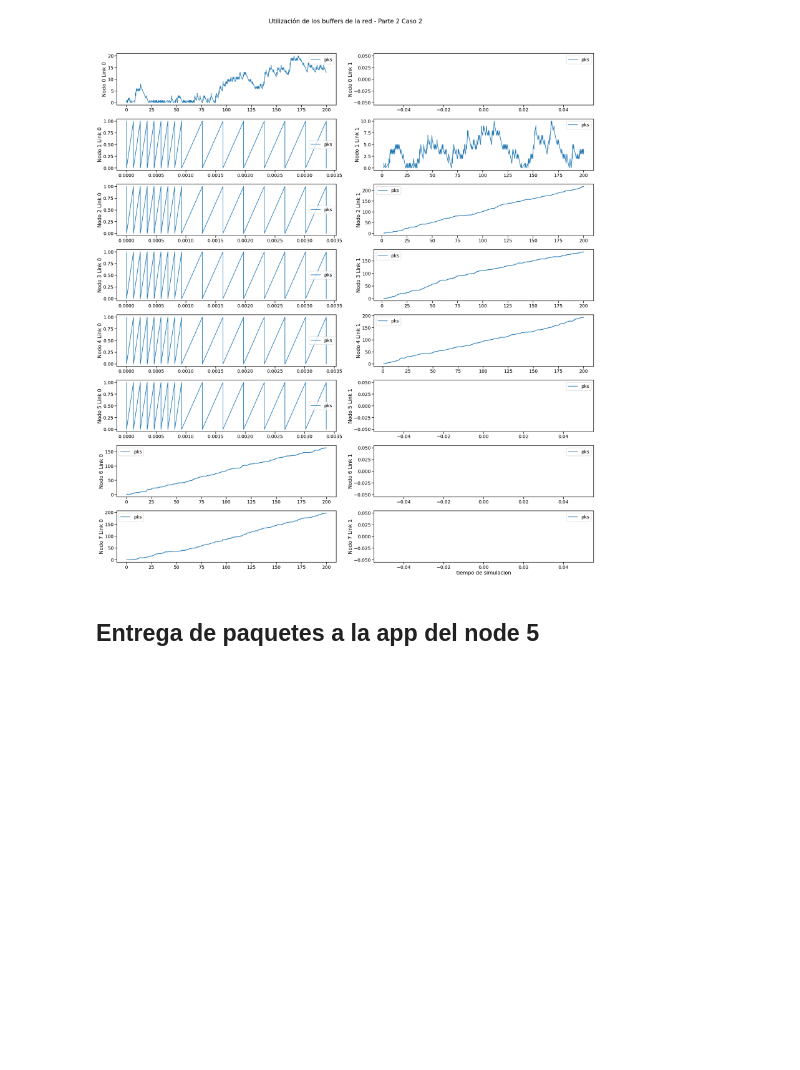
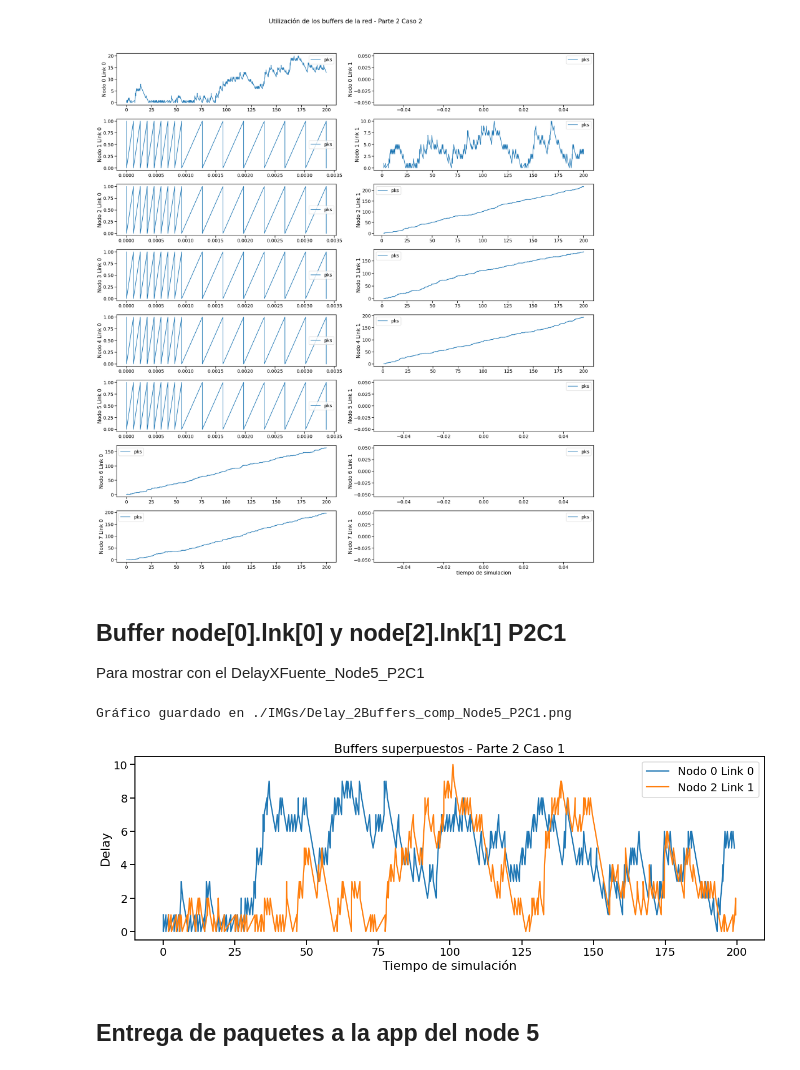
Before and after one commit to Kidmand/Redes-LAB-4, a Jupyter notebook: Graficas, consigna, informe/Notebook-results.ipynb, the cells around one changed output. Saved outputs shown, nothing was run; the diff lists cells and outputs as text; code cells hidden in the pictures; blank space fills up the shorter version.

Commit message:
feat: Grafica++ para comparaciones

```diff
--- a/Graficas, consigna, informe/Notebook-results.ipynb
+++ b/Graficas, consigna, informe/Notebook-results.ipynb
@@ -70,6 +70,7 @@ CantidadXFuente_Node5 = 'CantidadXFuente_Node5'
 Delay_Node5 = 'Delay_Node5'
 DelayXFuente_Node5 = 'DelayXFuente_Node5'
 SaltosXFuente_Node5 = 'SaltosXFuente_Node5'
+Delay_2Buffers_comp_Node5 = 'Delay_2Buffers_comp_Node5'
 
 # NOTE: Funciones auxiliares
 # def put_time_values(minTimeList, maxTimeList): anda mal xd y ni se si usarla
@@ -420,6 +421,40 @@ buffer:[427, 1, 32, 388, 32, 615, 32, 584, 32, 593, 32, 1, 596, 1, 628, 1]
 time:[427, 1, 32, 388, 32, 615, 32, 584, 32, 593, 32, 1, 596, 1, 628, 1]
 Gráfico guardado en ./IMGs/Bufferes_P2C2.png
 [figure]
+# %% [markdown]
+## Buffer node[0].lnk[0] y node[2].lnk[1] P2C1
+Para mostrar con el DelayXFuente_Node5_P2C1
+# %%
+
+caso = data[1][0]
+# Extraemos los valores del vector de cada nodo en un array y lo guardamos en un array
+time_node0_lnk0 = caso.loc[(caso['module'] == f'Network.node[0].lnk[0]') & (caso['name'] == 'Buffer Size'), 'vectime'].tolist()
+buffer_node0_lnk0= caso.loc[(caso['module'] == f'Network.node[0].lnk[0]') & (caso['name'] == 'Buffer Size'), 'vecvalue'].tolist()
+time_node2_lnk1 = caso.loc[(caso['module'] == f'Network.node[2].lnk[1]') & (caso['name'] == 'Buffer Size'), 'vectime'].tolist()
+buffer_node2_lnk1= caso.loc[(caso['module'] == f'Network.node[2].lnk[1]') & (caso['name'] == 'Buffer Size'), 'vecvalue'].tolist()
+# convertimos los valores (ahora strings separados por comas) a listas para poder graficarlos
+time_node0_lnk0 = list(map(float,time_node0_lnk0[0].split()))
+buffer_node0_lnk0 = list(map(float,buffer_node0_lnk0[0].split()))
+time_node2_lnk1 = list(map(float,time_node2_lnk1[0].split()))
+buffer_node2_lnk1 = list(map(float,buffer_node2_lnk1[0].split()))
+
+plt.figure(figsize=(20, 6))
+plt.plot(time_node0_lnk0,buffer_node0_lnk0, label=f"Nodo 0 Link 0")
+plt.plot(time_node2_lnk1,buffer_node2_lnk1, label=f"Nodo 2 Link 1")
+plt.title(f'Buffers superpuestos para comparacion - {file_names[1][0]}')
+plt.xlabel('Tiempo de simulación')
+plt.ylabel('Delay')
+plt.legend()
+if guardar_graficos:
+    # Guarda la figura en el folder especificado
+    file_path = os.path.join(output_folder, Delay_2Buffers_comp_Node5 + f'_P2C1.png')
+    plt.savefig(file_path)
+    print(f"Gráfico guardado en {file_path}")
+plt.show()
+plt.close()
+# %% [output]
+Gráfico guardado en ./IMGs/Delay_2Buffers_comp_Node5_P2C1.png
+[figure, added]
 # %% [markdown]
 ## Entrega de paquetes a la app del node 5
 # %%
```
Also changed, not shown: 2 other files.
